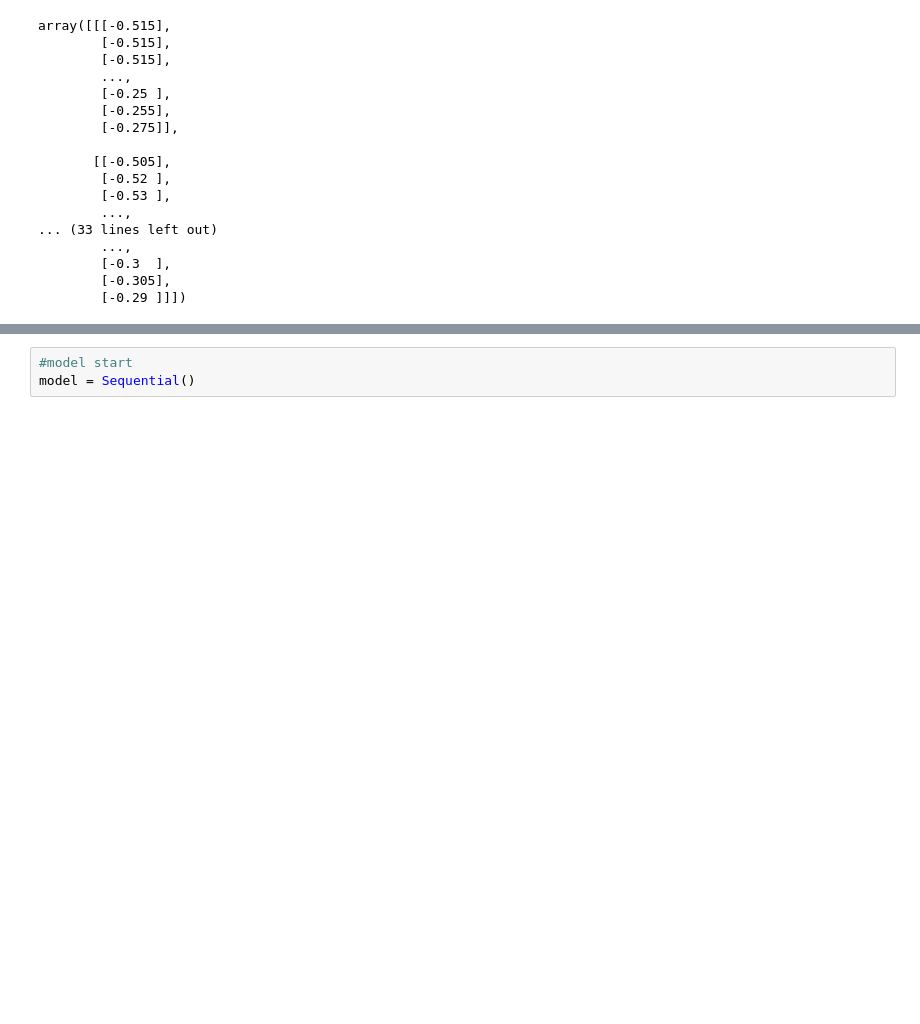
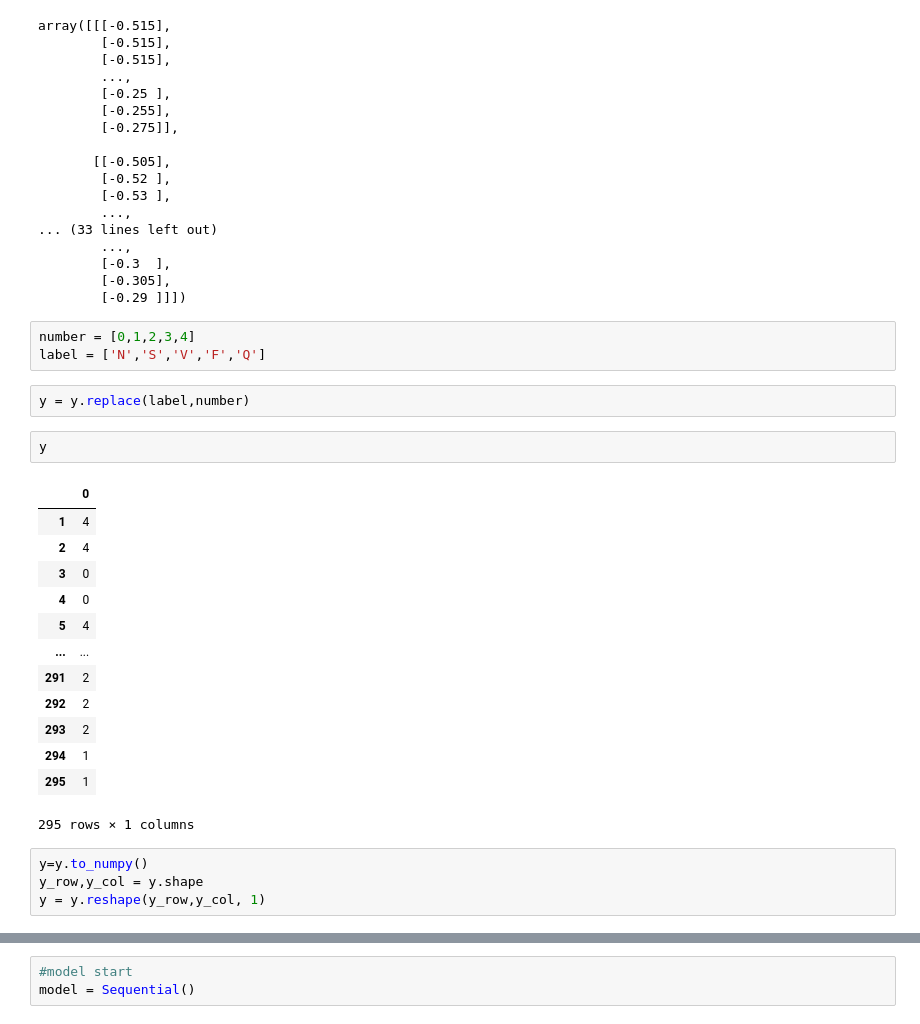
Before and after one commit to sbscsue/ecg_data_wfdb, a Jupyter notebook: learning/model.ipynb, the cells around one changed output, grey strips where cells are left out. Drawn from its saved outputs; the diff is of its cells as text; blank space fills up the shorter version.

```diff
--- a/learning/model.ipynb
+++ b/learning/model.ipynb
@@ -91,3 +91,28 @@ array([[[-0.515],
         [-0.3  ],
         [-0.305],
         [-0.29 ]]])
+# %%
+number = [0,1,2,3,4]
+label = ['N','S','V','F','Q']
+# %%
+y = y.replace(label,number)
+# %%
+y
+# %% [output]
+|  | 0 |
+| 1 | 4 |
+| 2 | 4 |
+| 3 | 0 |
+| 4 | 0 |
+| 5 | 4 |
+| ... | ... |
+| 291 | 2 |
+| 292 | 2 |
+| 293 | 2 |
+| 294 | 1 |
+| 295 | 1 |
+295 rows × 1 columns
+# %%
+y=y.to_numpy()
+y_row,y_col = y.shape
+y = y.reshape(y_row,y_col, 1)
```
Also changed, not shown: parts of 7 cells of this notebook.
